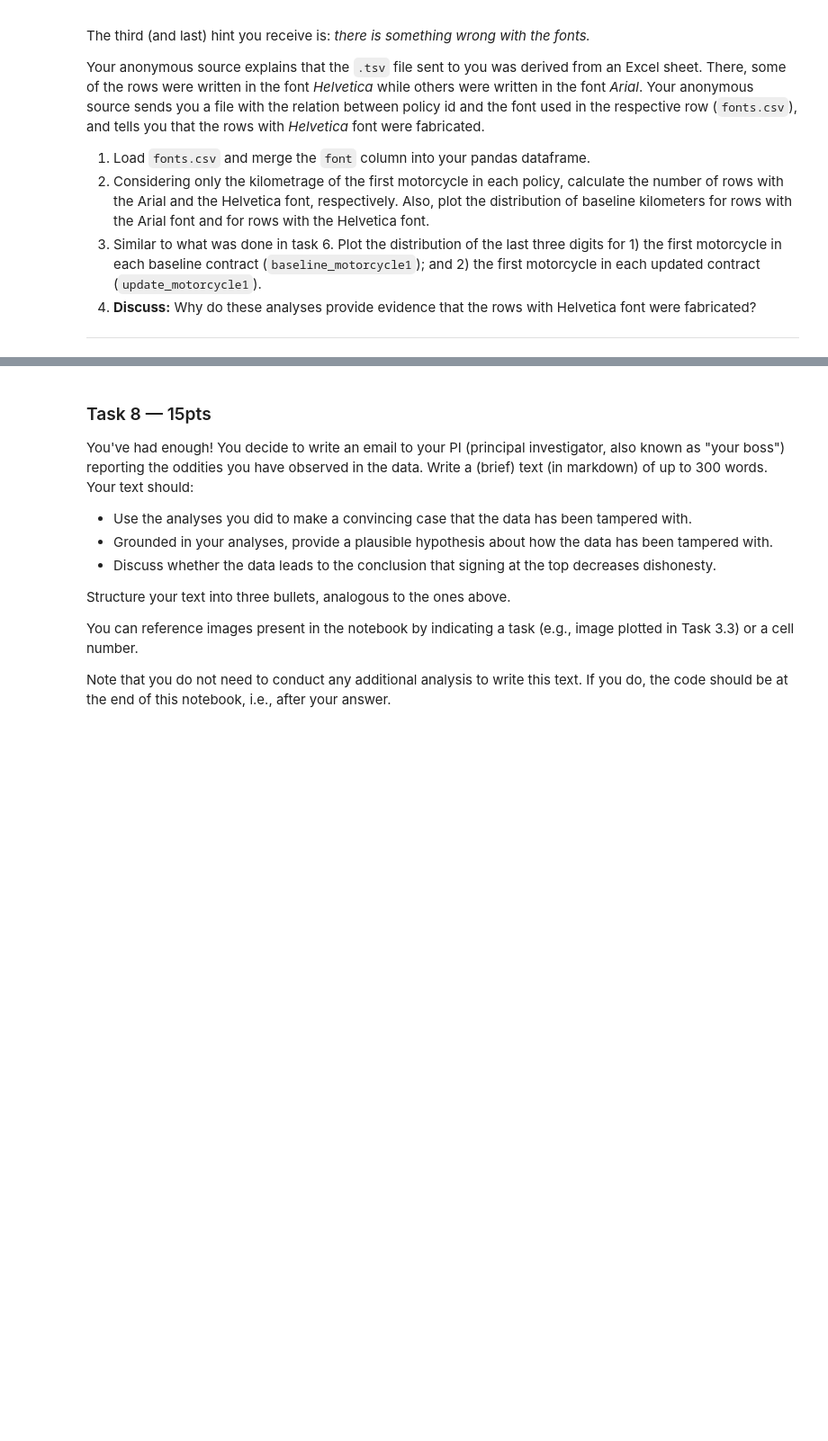
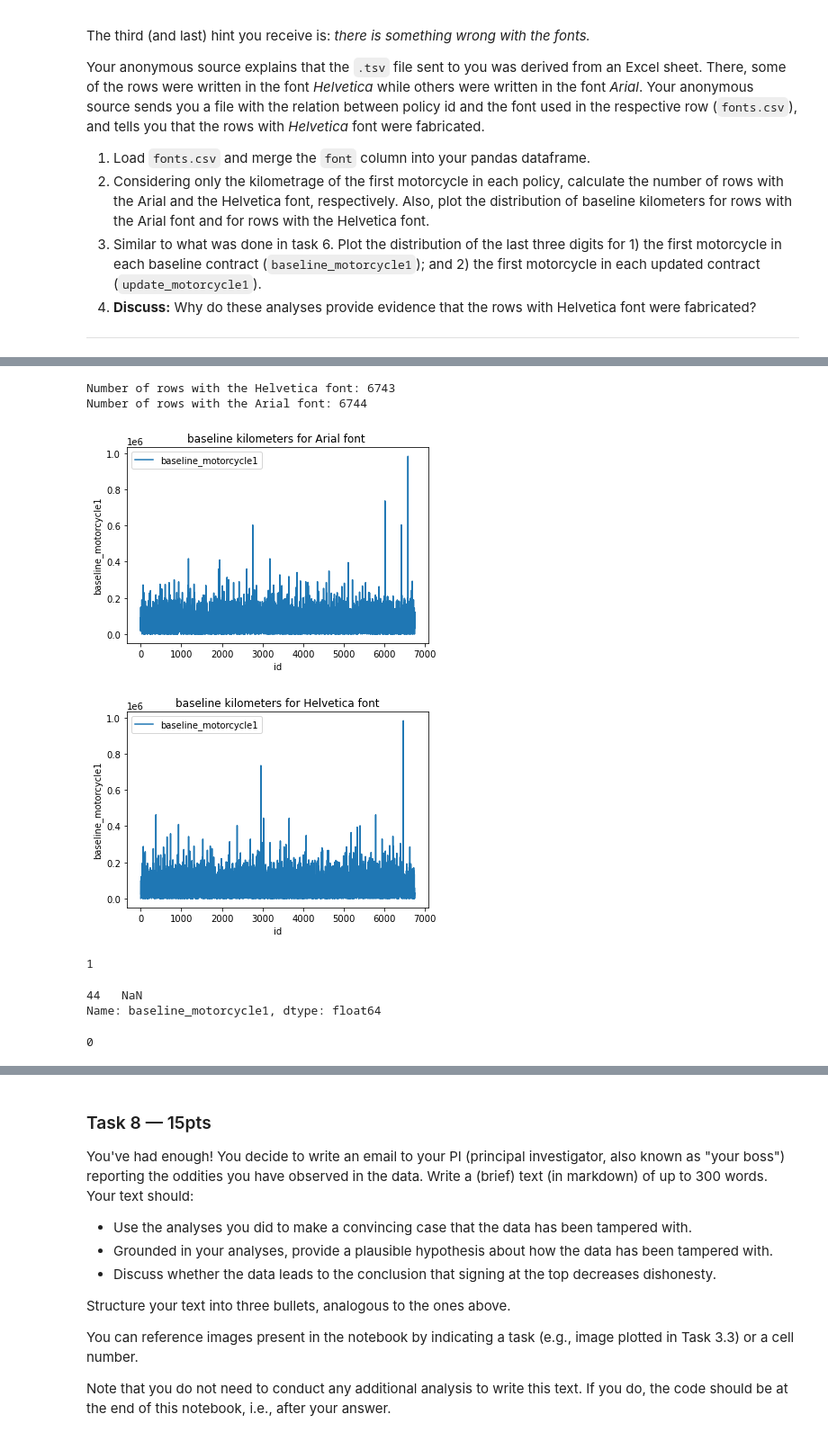
Before and after one commit to lancelotzomax/2021, a Jupyter notebook: Homework/01 - Pandas Data Wrangling and Data Viz/hw1.ipynb, the cells around one changed output, grey strips where cells are left out. Shown at 90% size. Drawn from its saved outputs; the diff is of its cells as text; code cells hidden in the pictures; blank space fills up the shorter version.

```diff
--- a/Homework/01 - Pandas Data Wrangling and Data Viz/hw1.ipynb
+++ b/Homework/01 - Pandas Data Wrangling and Data Viz/hw1.ipynb
@@ -728,3 +805,11 @@ each baseline contract (`baseline_motorcycle1`); and 2) the first motorcycle in
 4. **Discuss:** Why do these analyses provide evidence that the rows with Helvetica font were fabricated?
 
 ---
+# %%
+## Task 7.1
+PATH_IN = './data/'
+fpath = os.path.join(PATH_IN,'fonts.csv')
+df2 = pd.read_csv(fpath)
+df3 = pd.concat([df2,tsv_read_copy],axis = 1)
+df3 = df3.drop(df3.index[len(df3)-1])
+df3
@@ -730,0 +830,72 @@ each baseline contract (`baseline_motorcycle1`); and 2) the first motorcycle in
+# %%
+## Task 7.2
+## Calculate the number of rows with the Arial and the Helvetica font.
+
+df3['count'] = 1
+Helvetica_number = df3[(df3['font'] == 'Helvetica')].count()['count']
+Arial_number = df3[(df3['font'] == 'Arial')].count()['count']
+print("Number of rows with the Helvetica font:", Helvetica_number)
+print("Number of rows with the Arial font:", Arial_number)
+
+# kilo_A_b: Kilometrage of baseline_motorcycle1 in Arial font
+kilo_A = df3.loc[(df3['font'] == 'Arial')]
+kilo_A_b = kilo_A[["id","baseline_motorcycle1"]]
+cols = list(kilo_A_b.columns)
+kilo_A_b = kilo_A_b[cols[0:0]+[cols[-1]]]
+kilo_A_b = kilo_A_b.reset_index(drop=True)
+
+# kilo_A_u : Kilometrage of update_motorcycle1 in Arial font
+kilo_A_u = kilo_A[["id","update_motorcycle1"]]
+cols = list(kilo_A_u.columns)
+kilo_A_u = kilo_A_u[cols[0:0]+[cols[-1]]]
+kilo_A_u = kilo_A_u.reset_index(drop=True)
+kilo_A_u
+
+# Plot the distribution of baseline kilometers for rows with the Arial font
+kilo_A_b.plot()
+plt.xlabel('id')
+plt.ylabel('baseline_motorcycle1')
+plt.title("baseline kilometers for Arial font ")
+plt.show()
+
+#   kilo_H_b: Kilometrage of baseline_motorcycle1 in Helvetica font
+kilo_H = df3.loc[(df3['font'] == 'Helvetica')]
+kilo_H_b = kilo_H[["id","baseline_motorcycle1"]]
+cols = list(kilo_H_b.columns)
+kilo_H_b = kilo_H_b[cols[0:0]+[cols[-1]]]
+kilo_H_b = kilo_H_b.reset_index(drop=True)
+
+# # kilo_H_u : Kilometrage of update_motorcycle1 in Helvetica font
+kilo_H_u = kilo_H[["id","update_motorcycle1"]]
+cols = list(kilo_H_u.columns)
+kilo_H_u = kilo_H_u[cols[0:0]+[cols[-1]]]
+kilo_H_u = kilo_H_u.reset_index(drop=True)
+kilo_H_u
+
+
+# Plot the distribution of baseline kilometers for rows with the Helvetica font.
+kilo_H_b.plot()
+plt.xlabel('id')
+plt.ylabel('baseline_motorcycle1')
+plt.title("baseline kilometers for Helvetica font")
+plt.show()
+# %% [output]
+Number of rows with the Helvetica font: 6743
+Number of rows with the Arial font: 6744
+[figure, added]
+[figure, added]
+# %%
+sum(kilo_A_b['baseline_motorcycle1'].isna())
+# %% [output]
+1
+# %%
+number = kilo_A_b['baseline_motorcycle1'].apply(lambda x: float(x))
+number[number.isna()]
+# %% [output]
+44   NaN
+Name: baseline_motorcycle1, dtype: float64
+# %%
+df_str1= kilo_A_b['baseline_motorcycle1'].fillna(0).apply(lambda x: str(int(x)))
+sum(df_str1.isna())
+# %% [output]
+0
```
Also changed, not shown: parts of 11 cells of this notebook.
